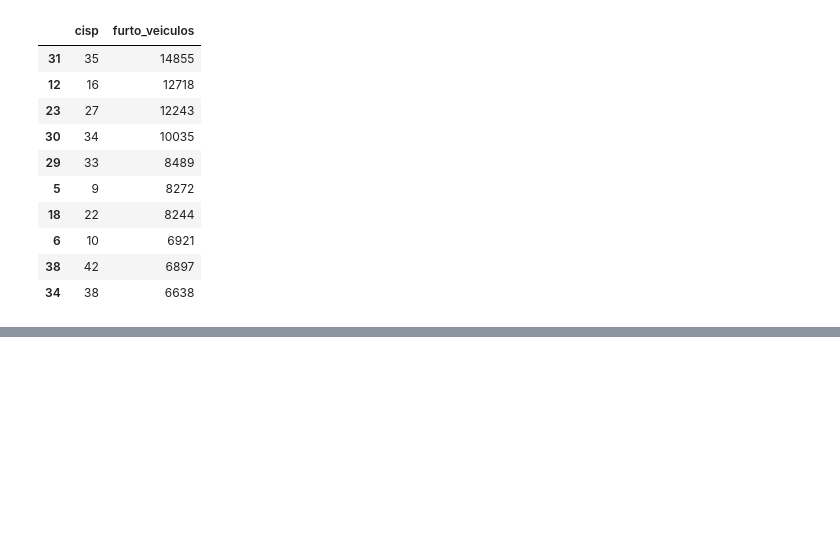
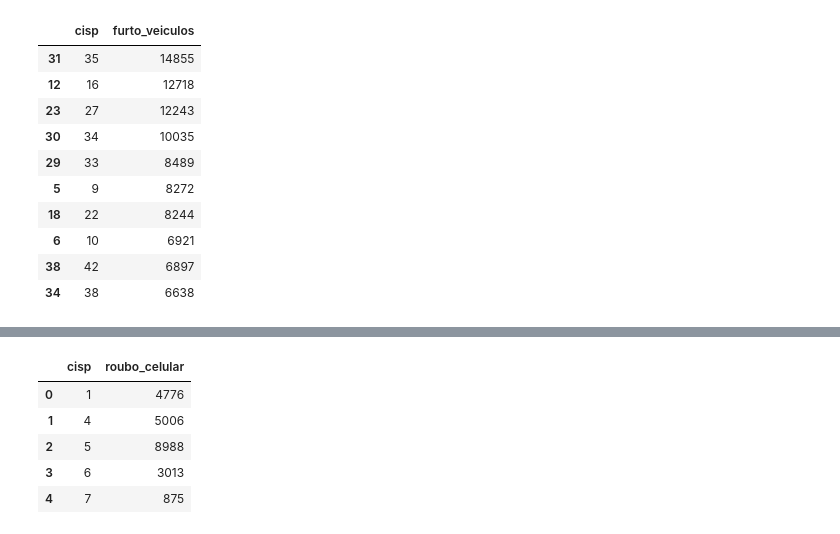
Before and after one commit to thaysamcosta-code/UC2-SENAC_DADOS, a Jupyter notebook: ISP.ipynb, the cells around one changed output, grey strips where cells are left out. Saved outputs shown, nothing was run; the diff lists cells and outputs as text; code cells hidden in the pictures; blank space fills up the shorter version.

```diff
--- a/ISP.ipynb
+++ b/ISP.ipynb
@@ -178,0 +252,11 @@ df_capital_furto.head(10)
+# %%
+df_cisp = df.groupby('cisp')['roubo_celular'].sum().reset_index()
+# %%
+df_cisp.head()
+# %% [output]
+|  | cisp | roubo_celular |
+| 0 | 1 | 4776 |
+| 1 | 4 | 5006 |
+| 2 | 5 | 8988 |
+| 3 | 6 | 3013 |
+| 4 | 7 | 875 |
```
Also changed, not shown: parts of 27 cells of this notebook, 1 other file.
